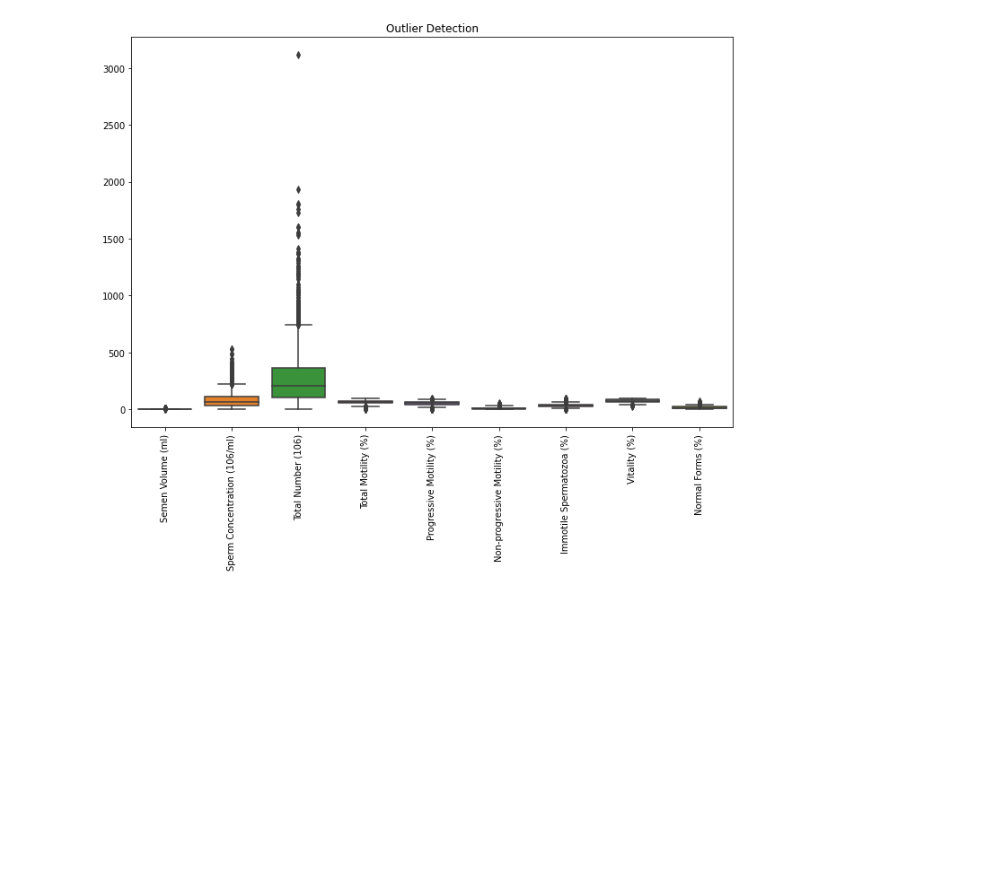
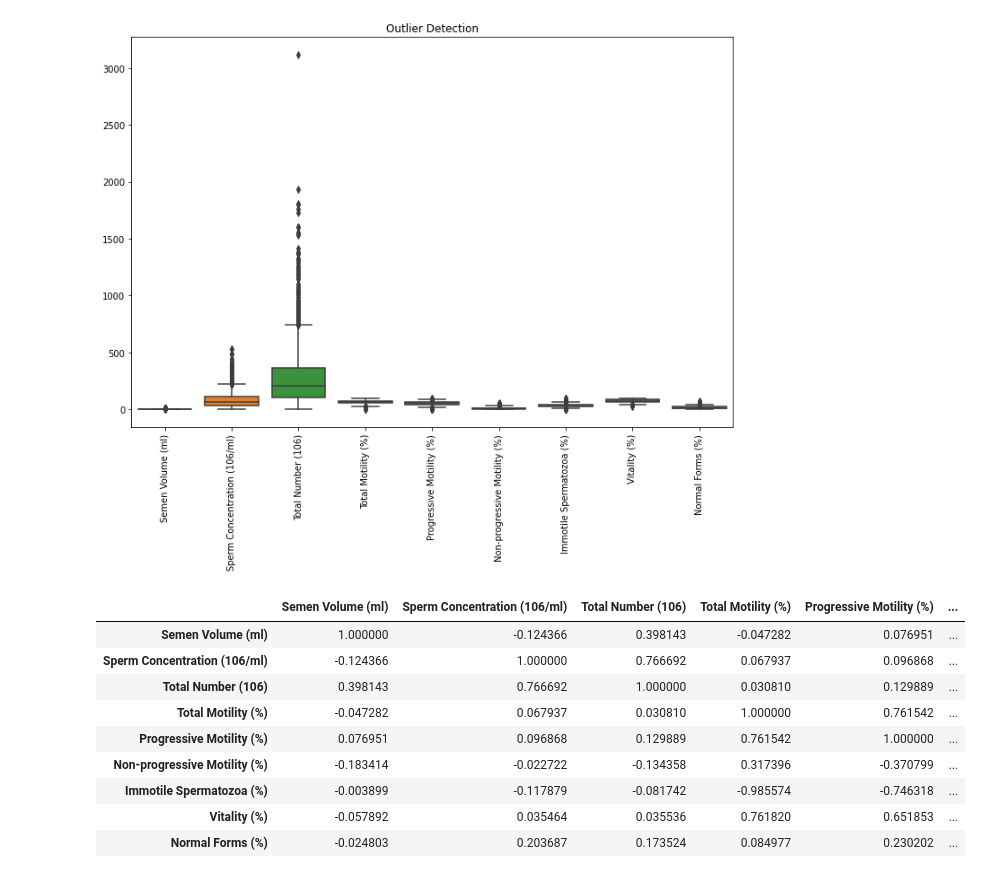
Before and after one commit to djajsk/Fertility_Analysis, a Jupyter notebook: Fertilty/fertility.ipynb, the cells around one changed output. Saved outputs shown, nothing was run; the diff lists cells and outputs as text; code cells hidden in the pictures; blank space fills up the shorter version.

```diff
--- a/Fertilty/fertility.ipynb
+++ b/Fertilty/fertility.ipynb
@@ -149,3 +149,17 @@ plt.title('Outlier Detection')
 plt.show()
 # %% [output]
 [figure]
+# %%
+cor = df.corr()
+cor
+# %% [output]
+|  | Semen Volume (ml) | Sperm Concentration (106/ml) | Total Number (106) | Total Motility (%) | Progressive Motility (%) | ... |
+| Semen Volume (ml) | 1.000000 | -0.124366 | 0.398143 | -0.047282 | 0.076951 | ... |
+| Sperm Concentration (106/ml) | -0.124366 | 1.000000 | 0.766692 | 0.067937 | 0.096868 | ... |
+| Total Number (106) | 0.398143 | 0.766692 | 1.000000 | 0.030810 | 0.129889 | ... |
+| Total Motility (%) | -0.047282 | 0.067937 | 0.030810 | 1.000000 | 0.761542 | ... |
+| Progressive Motility (%) | 0.076951 | 0.096868 | 0.129889 | 0.761542 | 1.000000 | ... |
+| Non-progressive Motility (%) | -0.183414 | -0.022722 | -0.134358 | 0.317396 | -0.370799 | ... |
+| Immotile Spermatozoa (%) | -0.003899 | -0.117879 | -0.081742 | -0.985574 | -0.746318 | ... |
+| Vitality (%) | -0.057892 | 0.035464 | 0.035536 | 0.761820 | 0.651853 | ... |
+| Normal Forms (%) | -0.024803 | 0.203687 | 0.173524 | 0.084977 | 0.230202 | ... |
```
Also changed, not shown: parts of 1 cell of this notebook.
